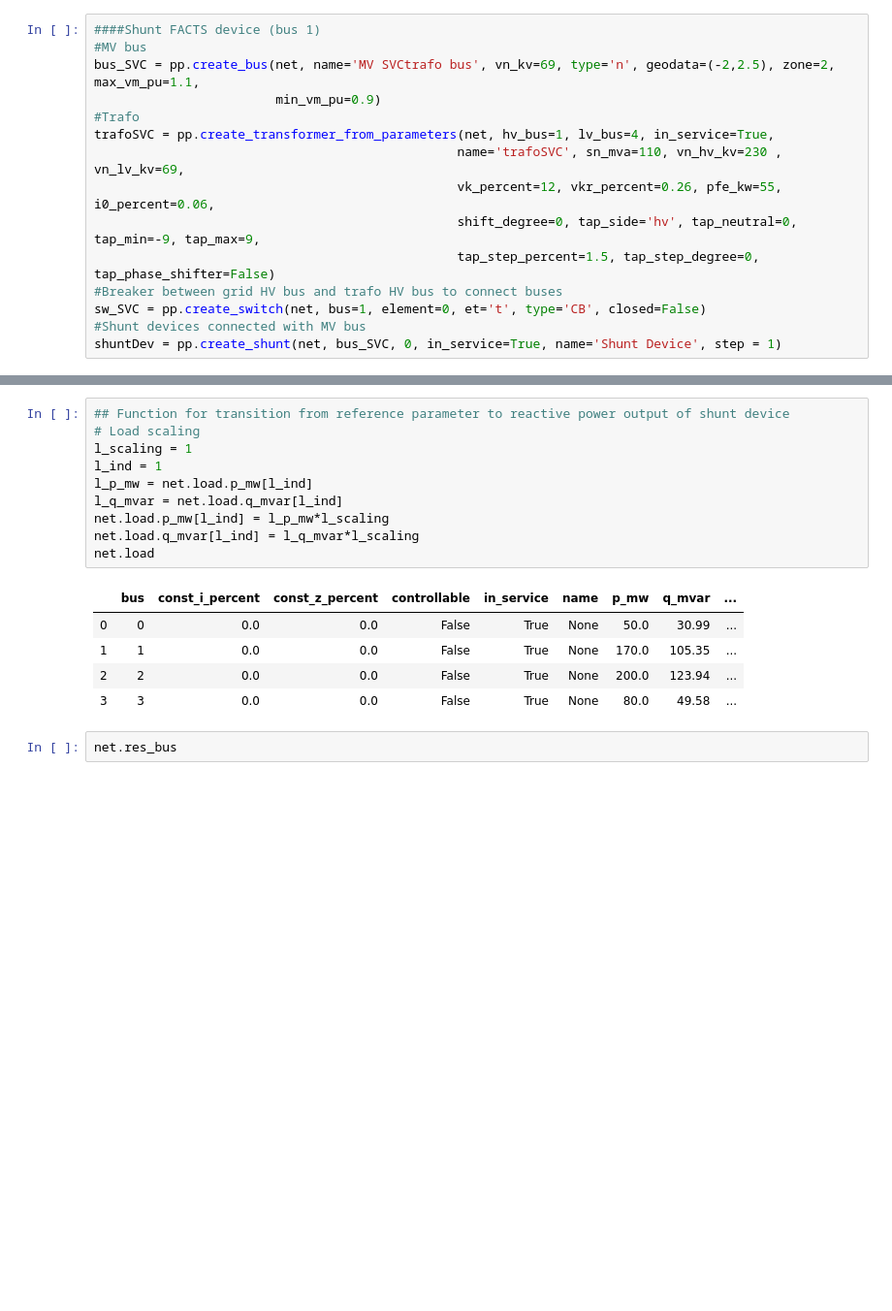
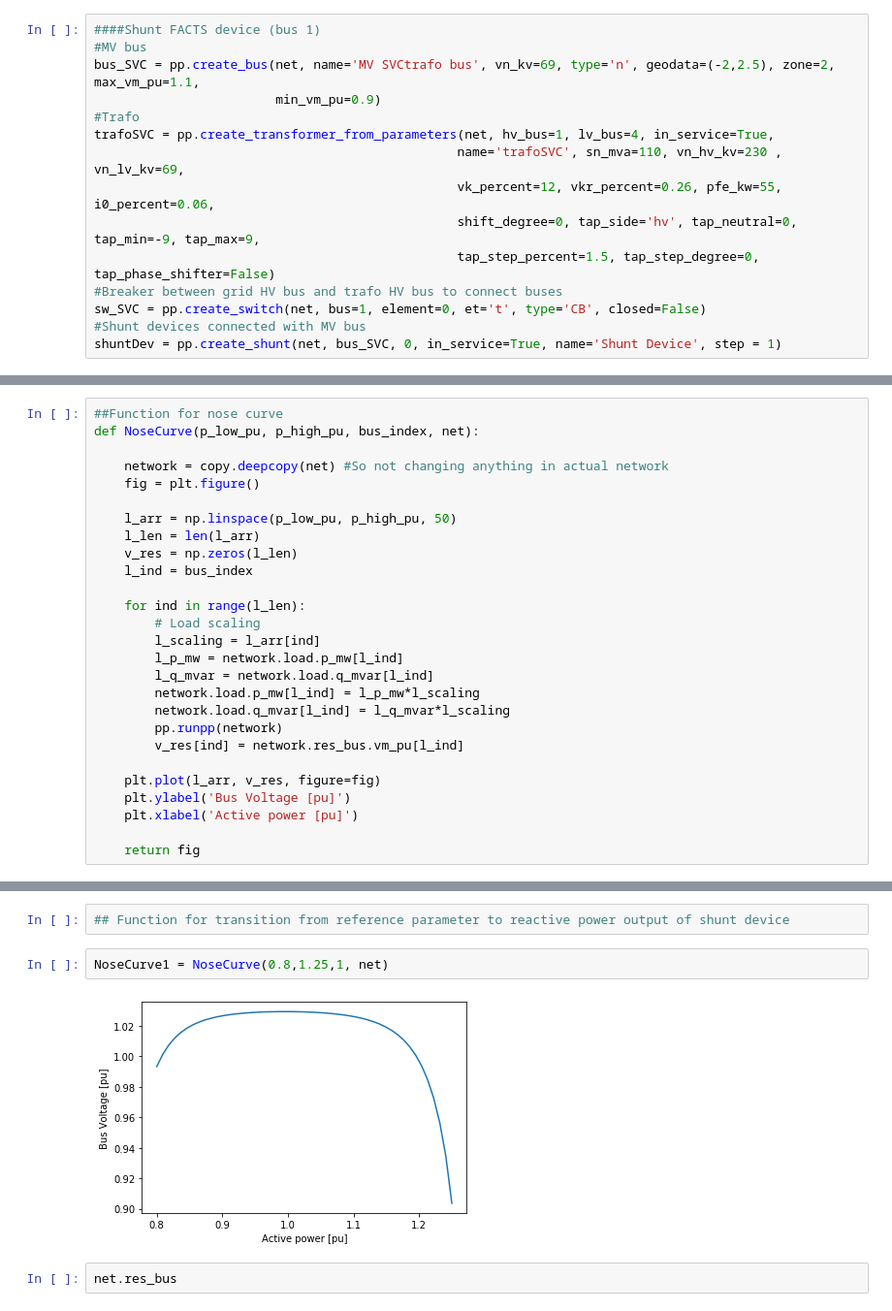
Before and after one commit to thediavel/RL-ThesisProject-ABB, a Jupyter notebook: TestNetwork1_v2.ipynb, the cells around one changed output, grey strips where cells are left out. Shown: that part at 97% size. Saved outputs shown, nothing was run; the diff lists cells and outputs as text; blank space fills up the shorter version.

Commit message:
Added function for nose curve. reduced params for series comp transition

```diff
--- a/TestNetwork1_v2.ipynb
+++ b/TestNetwork1_v2.ipynb
@@ -49,5 +49,32 @@ net.gen.drop(index=[0], inplace= True) #Drop PV generator
 sgen_nom_p_mw = net.res_gen.p_mw # Set generator nominal output as output of generator during IEEE nominal setup
 sgen_nom_q_mvar = net.res_gen.q_mvar
 sgen = pp.create_sgen(net, 3, p_mw=sgen_nom_p_mw, q_mvar=sgen_nom_q_mvar, name='static generator', scaling=1)
+# %%
+##Function for nose curve
+def NoseCurve(p_low_pu, p_high_pu, bus_index, net):
+
+    network = copy.deepcopy(net) #So not changing anything in actual network
+    fig = plt.figure()
+
+    l_arr = np.linspace(p_low_pu, p_high_pu, 50)
+    l_len = len(l_arr)
+    v_res = np.zeros(l_len)
+    l_ind = bus_index
+
+    for ind in range(l_len):
+        # Load scaling
+        l_scaling = l_arr[ind]
+        l_p_mw = network.load.p_mw[l_ind]
+        l_q_mvar = network.load.q_mvar[l_ind]
+        network.load.p_mw[l_ind] = l_p_mw*l_scaling
+        network.load.q_mvar[l_ind] = l_q_mvar*l_scaling
+        pp.runpp(network)
+        v_res[ind] = network.res_bus.vm_pu[l_ind]
+
+    plt.plot(l_arr, v_res, figure=fig)
+    plt.ylabel('Bus Voltage [pu]')
+    plt.xlabel('Active power [pu]')
+
+    return fig
 # %%
 ##Function for transition from reference power to reactance of "TCSC"
@@ -73,19 +101,9 @@ print(k_x_comp_pu)
 # %%
 ## Function for transition from reference parameter to reactive power output of shunt device
-# Load scaling
-l_scaling = 1
-l_ind = 1
-l_p_mw = net.load.p_mw[l_ind]
-l_q_mvar = net.load.q_mvar[l_ind]
-net.load.p_mw[l_ind] = l_p_mw*l_scaling
-net.load.q_mvar[l_ind] = l_q_mvar*l_scaling
-net.load
-# %% [output]
-|  | bus | const_i_percent | const_z_percent | controllable | in_service | name | p_mw | q_mvar | ... |
-| 0 | 0 | 0.0 | 0.0 | False | True | None | 50.0 | 30.99 | ... |
-| 1 | 1 | 0.0 | 0.0 | False | True | None | 170.0 | 105.35 | ... |
-| 2 | 2 | 0.0 | 0.0 | False | True | None | 200.0 | 123.94 | ... |
-| 3 | 3 | 0.0 | 0.0 | False | True | None | 80.0 | 49.58 | ... |
+# %%
+NoseCurve1 = NoseCurve(0.8,1.25,1, net)
+# %% [output]
+[figure, added]
 # %%
 net.res_bus
 # %% [output]
```
Also changed, not shown: parts of 13 cells of this notebook.
